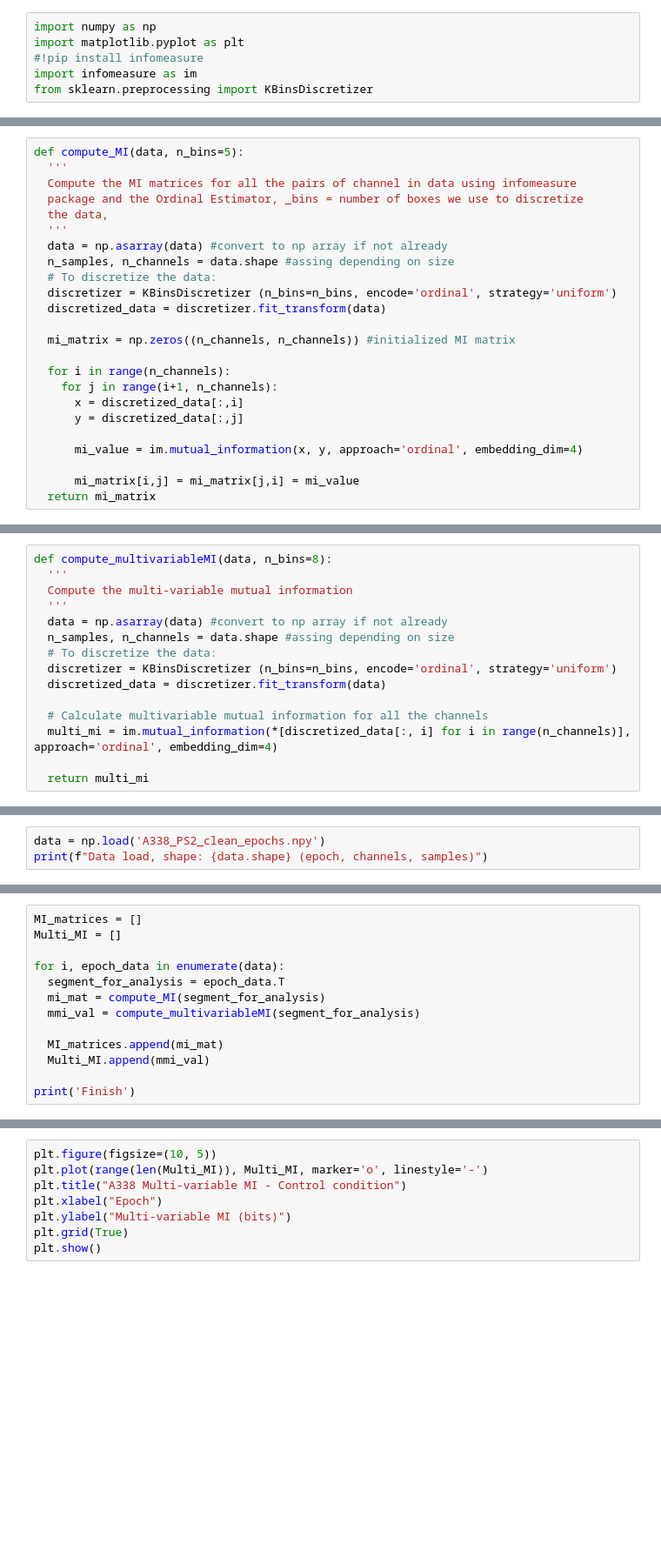
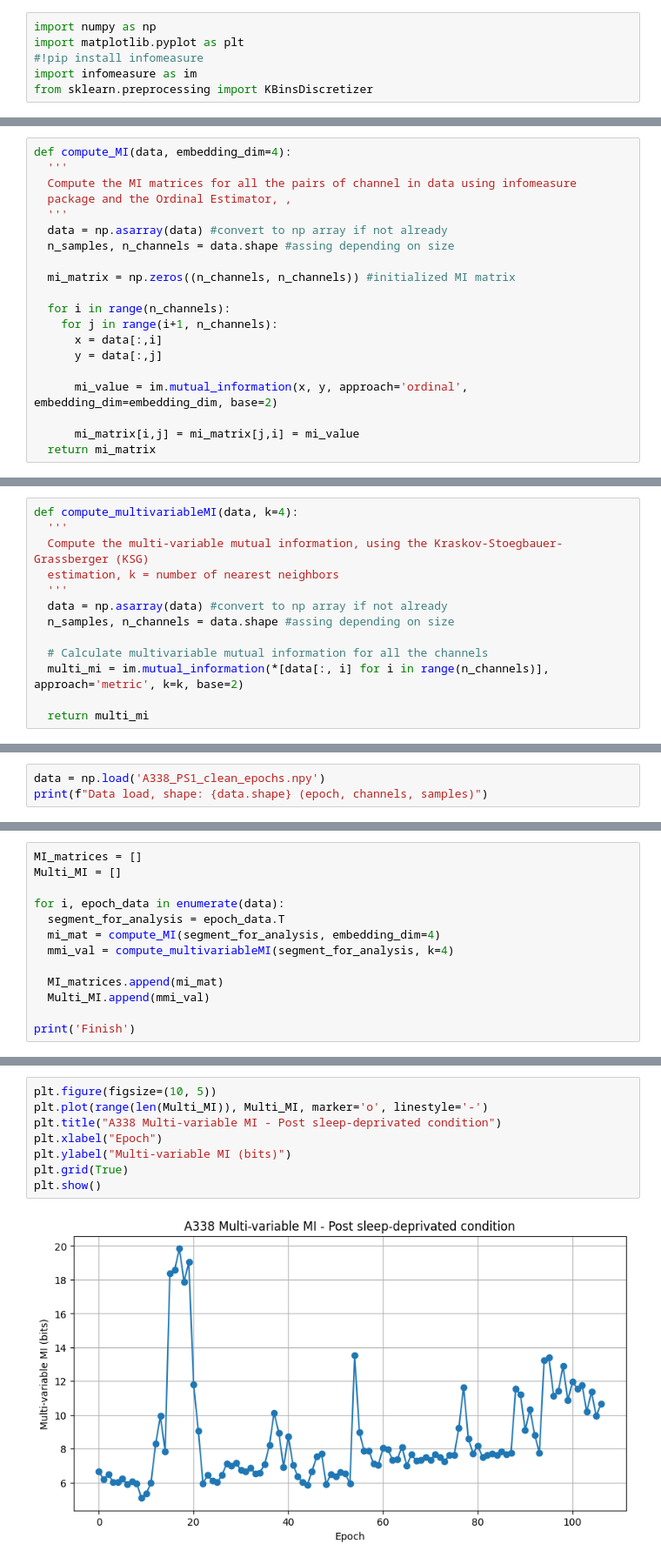
Before and after one commit to RockdrigoAS/masters_project, a Jupyter notebook: MI_analysis_infomeasure.ipynb, the cells around one changed output, grey strips where cells are left out. Shown at 87% size. Cells and saved outputs as stored; diff of their text form; blank space fills up the shorter version.

```diff
--- a/MI_analysis_infomeasure.ipynb
+++ b/MI_analysis_infomeasure.ipynb
@@ -9,24 +25,20 @@ Function to calculate the MI using infomeasure
 # %%
-def compute_MI(data, n_bins=5):
+def compute_MI(data, embedding_dim=4):
   '''
   Compute the MI matrices for all the pairs of channel in data using infomeasure
-  package and the Ordinal Estimator, _bins = number of boxes we use to discretize
-  the data,
+  package and the Ordinal Estimator, ,
   '''
   data = np.asarray(data) #convert to np array if not already
   n_samples, n_channels = data.shape #assing depending on size
-  # To discretize the data:
-  discretizer = KBinsDiscretizer (n_bins=n_bins, encode='ordinal', strategy='uniform')
-  discretized_data = discretizer.fit_transform(data)
 
   mi_matrix = np.zeros((n_channels, n_channels)) #initialized MI matrix
 
   for i in range(n_channels):
     for j in range(i+1, n_channels):
-      x = discretized_data[:,i]
-      y = discretized_data[:,j]
+      x = data[:,i]
+      y = data[:,j]
 
-      mi_value = im.mutual_information(x, y, approach='ordinal', embedding_dim=4)
+      mi_value = im.mutual_information(x, y, approach='ordinal', embedding_dim=embedding_dim, base=2)
 
       mi_matrix[i,j] = mi_matrix[j,i] = mi_value
   return mi_matrix
@@ -35,16 +47,14 @@ Function to calculate the Multi-variable mutual information
 # %%
-def compute_multivariableMI(data, n_bins=8):
+def compute_multivariableMI(data, k=4):
   '''
-  Compute the multi-variable mutual information
+  Compute the multi-variable mutual information, using the Kraskov-Stoegbauer-Grassberger (KSG)
+  estimation, k = number of nearest neighbors
   '''
   data = np.asarray(data) #convert to np array if not already
   n_samples, n_channels = data.shape #assing depending on size
-  # To discretize the data:
-  discretizer = KBinsDiscretizer (n_bins=n_bins, encode='ordinal', strategy='uniform')
-  discretized_data = discretizer.fit_transform(data)
 
   # Calculate multivariable mutual information for all the channels
-  multi_mi = im.mutual_information(*[discretized_data[:, i] for i in range(n_channels)], approach='ordinal', embedding_dim=4)
+  multi_mi = im.mutual_information(*[data[:, i] for i in range(n_channels)], approach='metric', k=k, base=2)
 
   return multi_mi
 # %% [markdown]
@@ -52,3 +62,3 @@ Load the data
 # %%
-data = np.load('A338_PS2_clean_epochs.npy')
+data = np.load('A338_PS1_clean_epochs.npy')
 print(f"Data load, shape: {data.shape} (epoch, channels, samples)")
@@ -60,8 +72,8 @@ Multi_MI = []
 
 for i, epoch_data in enumerate(data):
   segment_for_analysis = epoch_data.T
-  mi_mat = compute_MI(segment_for_analysis)
-  mmi_val = compute_multivariableMI(segment_for_analysis)
+  mi_mat = compute_MI(segment_for_analysis, embedding_dim=4)
+  mmi_val = compute_multivariableMI(segment_for_analysis, k=4)
 
   MI_matrices.append(mi_mat)
   Multi_MI.append(mmi_val)
@@ -84,8 +100,10 @@ Multi-variable MI
 # %%
 plt.figure(figsize=(10, 5))
 plt.plot(range(len(Multi_MI)), Multi_MI, marker='o', linestyle='-')
-plt.title("A338 Multi-variable MI - Control condition")
+plt.title("A338 Multi-variable MI - Post sleep-deprivated condition")
 plt.xlabel("Epoch")
 plt.ylabel("Multi-variable MI (bits)")
 plt.grid(True)
 plt.show()
+# %% [output]
+[figure, added]
```
Also changed, not shown: parts of 18 cells of this notebook.
